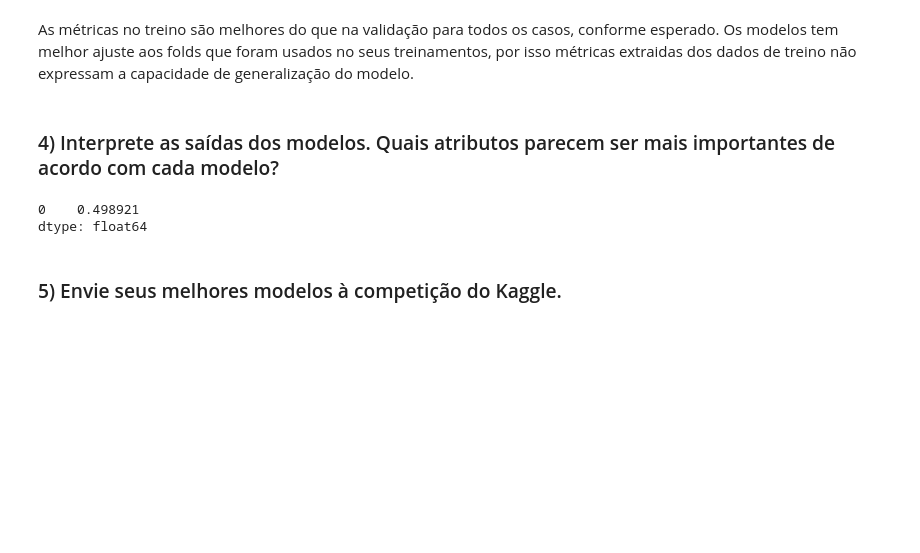
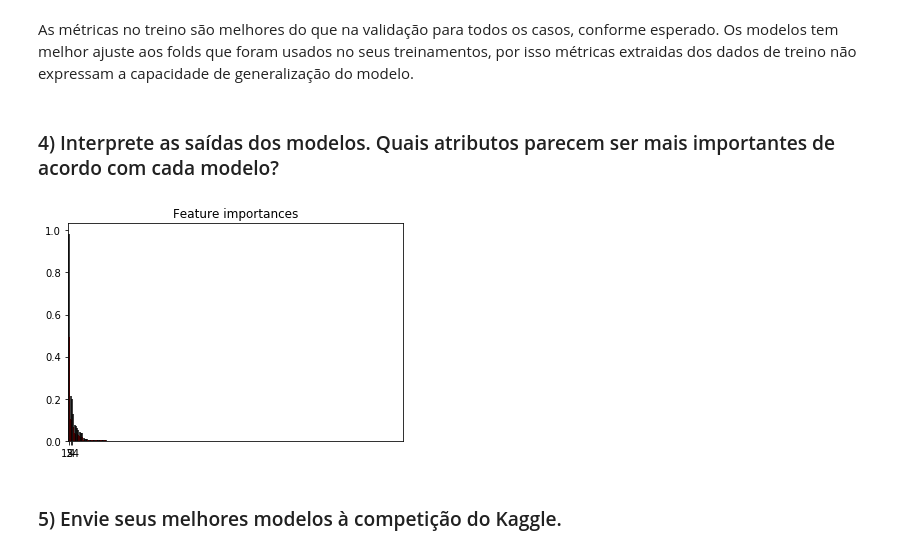
Before and after one commit to diogoflorencio/machine-learning, a Jupyter notebook: lab4/Previsão de Eleição de Deputados.ipynb, the cells around one changed output. Cells and saved outputs as stored; diff of their text form; code cells hidden in the pictures; blank space fills up the shorter version.

```diff
--- a/lab4/Previsão de Eleição de Deputados.ipynb
+++ b/lab4/Previsão de Eleição de Deputados.ipynb
@@ -207,10 +207,25 @@ AUC-Precision&Recall = train:1.0 - validation:0.917164603784
 As métricas no treino são melhores do que na validação para todos os casos, conforme esperado. Os modelos tem melhor ajuste aos folds que foram usados no seus treinamentos, por isso métricas extraidas dos dados de treino não expressam a capacidade de generalização do modelo.
 # %% [markdown]
 ### 4) Interprete as saídas dos modelos. Quais atributos parecem ser mais importantes de acordo com cada modelo?
-# %%
-pd.DataFrame(tree.feature_importances_).max()
-# %% [output]
-0    0.498921
-dtype: float64
+# %%
+# print(tree.feature_importances_.
+# print(data.columns.values[5])
+
+
+importances = tree.feature_importances_
+indices = np.argsort(importances)[::-1]
+
+
+
+# Plot the feature importances of the forest
+plt.figure()
+plt.title("Feature importances")
+plt.bar(range(data.shape[1]), importances[indices],
+       color="r", yerr=importances[indices], align="center")
+plt.xticks(range(data.shape[1])[0:3], indices[0:3])
+plt.xlim([-1, data.shape[1]])
+plt.show()
+# %% [output]
+[figure, added]
 # %% [markdown]
 ### 5) Envie seus melhores modelos à competição do Kaggle.
```
Also changed, not shown: parts of 22 cells of this notebook.
